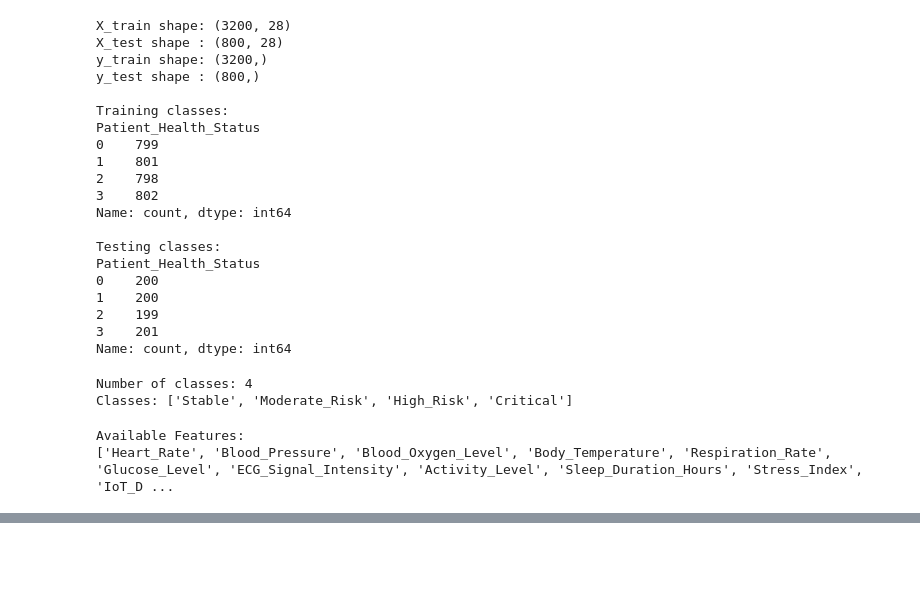
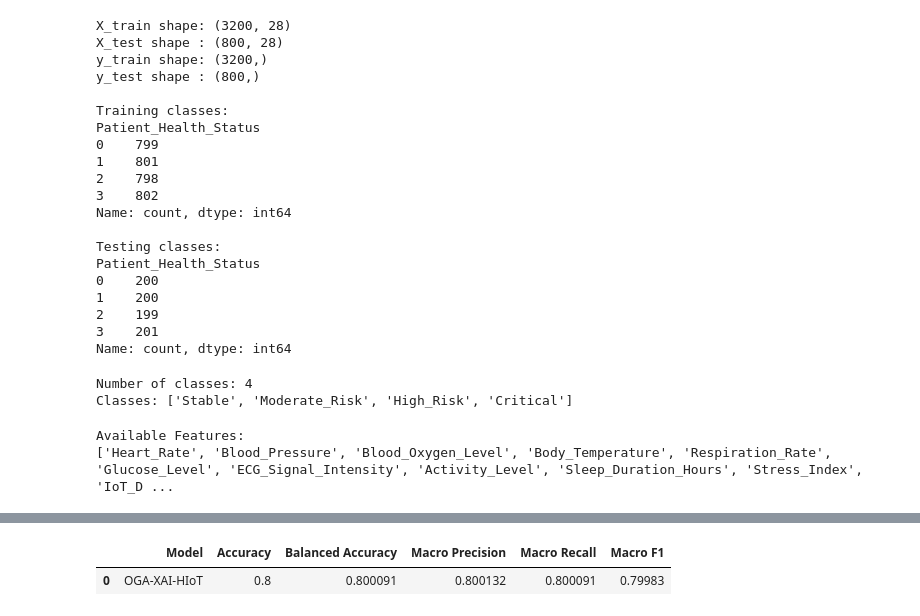
Before and after one commit to Sia0412/Flask-Mega, a Jupyter notebook: IOT_ecosystem.ipynb, the cells around one changed output, grey strips where cells are left out. Cells and saved outputs as stored; diff of their text form; code cells hidden in the pictures; blank space fills up the shorter version.

```diff
--- a/IOT_ecosystem.ipynb
+++ b/IOT_ecosystem.ipynb
@@ -3285,0 +4809,51 @@ Unassigned features:
+# %%
+#@title compare all models
+proposed_result = pd.DataFrame({
+
+    "Model": [
+
+        "OGA-XAI-HIoT"
+
+    ],
+
+    "Accuracy": [
+
+        oga_accuracy
+
+    ],
+
+    "Balanced Accuracy": [
+
+        oga_balanced_accuracy
+
+    ],
+
+    "Macro Precision": [
+
+        oga_precision
+
+    ],
+
+    "Macro Recall": [
+
+        oga_recall
+
+    ],
+
+    "Macro F1": [
+
+        oga_f1
+
+    ]
+
+})
+
+
+display(
+
+    proposed_result
+
+)
+# %% [output]
+|  | Model | Accuracy | Balanced Accuracy | Macro Precision | Macro Recall | Macro F1 |
+| 0 | OGA-XAI-HIoT | 0.8 | 0.800091 | 0.800132 | 0.800091 | 0.79983 |
```
Also changed, not shown: parts of 32 cells of this notebook.
